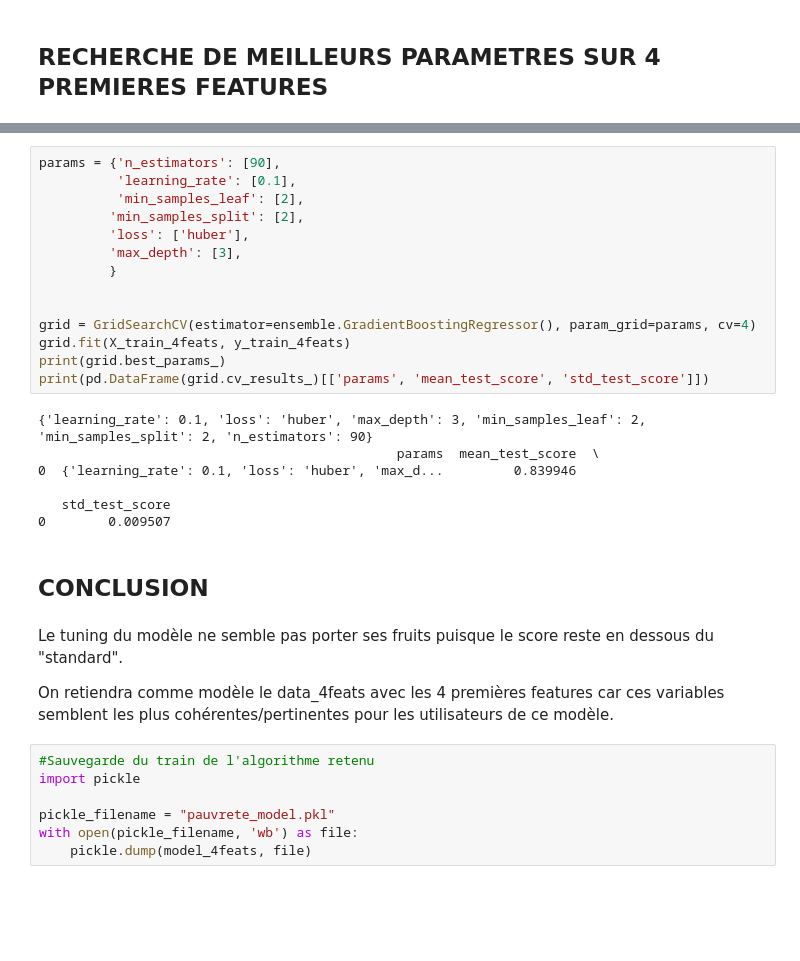
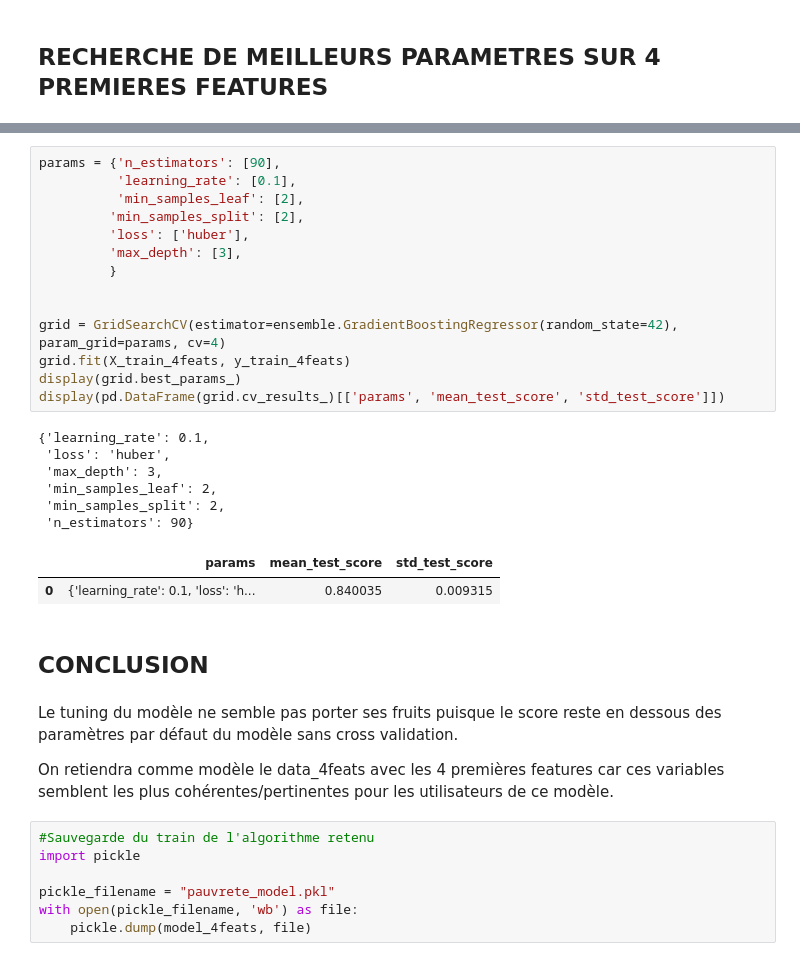
Before and after one commit to Mariehf64/fev23cda_french_industry, a Jupyter notebook: notebooks/Dataset 2020 - variables MH+VR & features importance-ss_salaires + HParams.ipynb, the cells around one changed output, grey strips where cells are left out. Saved outputs shown, nothing was run; the diff lists cells and outputs as text; blank space fills up the shorter version.

```diff
--- a/notebooks/Dataset 2020 - variables MH+VR & features importance-ss_salaires + HParams.ipynb
+++ b/notebooks/Dataset 2020 - variables MH+VR & features importance-ss_salaires + HParams.ipynb
@@ -652,28 +652,30 @@ print(pd.DataFrame(grid.cv_results_)[['params', 'mean_test_score', 'std_test_sco
 # %%
 params = {'n_estimators': [90],
           'learning_rate': [0.1],
           'min_samples_leaf': [2],
          'min_samples_split': [2],
          'loss': ['huber'],
          'max_depth': [3],
          }
 
 
-grid = GridSearchCV(estimator=ensemble.GradientBoostingRegressor(), param_grid=params, cv=4)
+grid = GridSearchCV(estimator=ensemble.GradientBoostingRegressor(random_state=42), param_grid=params, cv=4)
 grid.fit(X_train_4feats, y_train_4feats)
-print(grid.best_params_)
-print(pd.DataFrame(grid.cv_results_)[['params', 'mean_test_score', 'std_test_score']])
+display(grid.best_params_)
+display(pd.DataFrame(grid.cv_results_)[['params', 'mean_test_score', 'std_test_score']])
 # %% [output]
-{'learning_rate': 0.1, 'loss': 'huber', 'max_depth': 3, 'min_samples_leaf': 2, 'min_samples_split': 2, 'n_estimators': 90}
-                                              params  mean_test_score  \
-0  {'learning_rate': 0.1, 'loss': 'huber', 'max_d...         0.839946
-
-   std_test_score
-0        0.009507
+{'learning_rate': 0.1,
+ 'loss': 'huber',
+ 'max_depth': 3,
+ 'min_samples_leaf': 2,
+ 'min_samples_split': 2,
+ 'n_estimators': 90}
+|  | params | mean_test_score | std_test_score |
+| 0 | {'learning_rate': 0.1, 'loss': 'h... | 0.840035 | 0.009315 |
 # %% [markdown]
 ## CONCLUSION ##
 # %% [markdown]
-Le tuning du modèle ne semble pas porter ses fruits puisque le score reste en dessous du "standard".
+Le tuning du modèle ne semble pas porter ses fruits puisque le score reste en dessous des paramètres par défaut du modèle sans cross validation.
 
 On retiendra comme modèle le data_4feats avec les 4 premières features car ces variables semblent les plus cohérentes/pertinentes pour les utilisateurs de ce modèle.
 # %%
```
Also changed, not shown: parts of 8 cells of this notebook, 1 other file.
